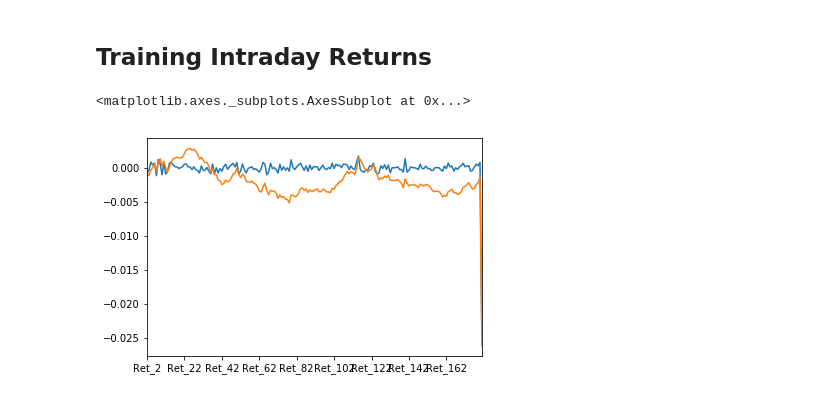
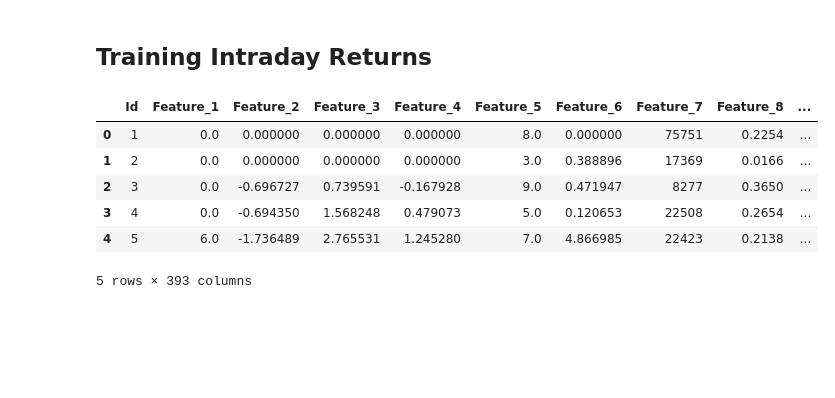
Before and after one commit to AndersonJo/machine-learning, a Jupyter notebook: 20 Kaggle Challenges/001 Winton Stock Market Challenge/02 Understanding Data.ipynb, the cells around one changed output. Saved outputs shown, nothing was run; the diff lists cells and outputs as text; code cells hidden in the pictures; blank space fills up the shorter version.

```diff
--- a/20 Kaggle Challenges/001 Winton Stock Market Challenge/02 Understanding Data.ipynb
+++ b/20 Kaggle Challenges/001 Winton Stock Market Challenge/02 Understanding Data.ipynb
@@ -130,12 +139,18 @@ returns.describe()
 | max | 0.894024 | 0.852139 | 3.214902e-02 | 1.160767e-01 | 5.115931e-02 | 0.026112 | 0.795602 | 0.303038 |
 # %% [markdown]
 ## Training Intraday Returns
-# %%
-train_intraday = train[list(range(28, 208))]
-idx = 2
-
-plot(train_intraday.iloc[idx].as_matrix())
-train_intraday.iloc[idx].cumsum().plot()
-# %% [output]
-<matplotlib.axes._subplots.AxesSubplot at 0x...>
-[figure, removed]
+# %%
+train_intraday = train[list(range(28, 207))]
+idx = 2
+
+train[[f'cum_{i}' for i in range(207 - 28)]]  = train[list(range(28, 207))].cumsum(axis=1)
+
+train.head()
+# %% [output]
+|  | Id | Feature_1 | Feature_2 | Feature_3 | Feature_4 | Feature_5 | Feature_6 | Feature_7 | Feature_8 | ... |
+| 0 | 1 | 0.0 | 0.000000 | 0.000000 | 0.000000 | 8.0 | 0.000000 | 75751 | 0.2254 | ... |
+| 1 | 2 | 0.0 | 0.000000 | 0.000000 | 0.000000 | 3.0 | 0.388896 | 17369 | 0.0166 | ... |
+| 2 | 3 | 0.0 | -0.696727 | 0.739591 | -0.167928 | 9.0 | 0.471947 | 8277 | 0.3650 | ... |
+| 3 | 4 | 0.0 | -0.694350 | 1.568248 | 0.479073 | 5.0 | 0.120653 | 22508 | 0.2654 | ... |
+| 4 | 5 | 6.0 | -1.736489 | 2.765531 | 1.245280 | 7.0 | 4.866985 | 22423 | 0.2138 | ... |
+5 rows × 393 columns
```
Also changed, not shown: parts of 2 cells of this notebook, 5 other files.
